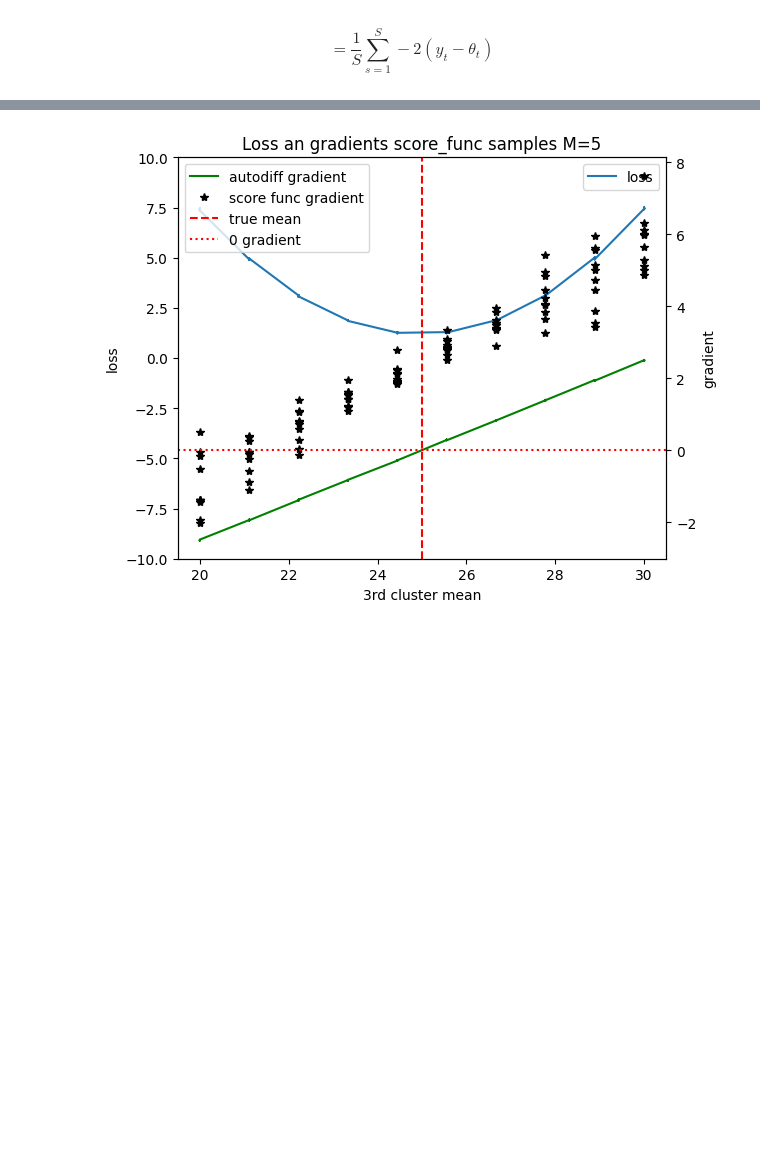
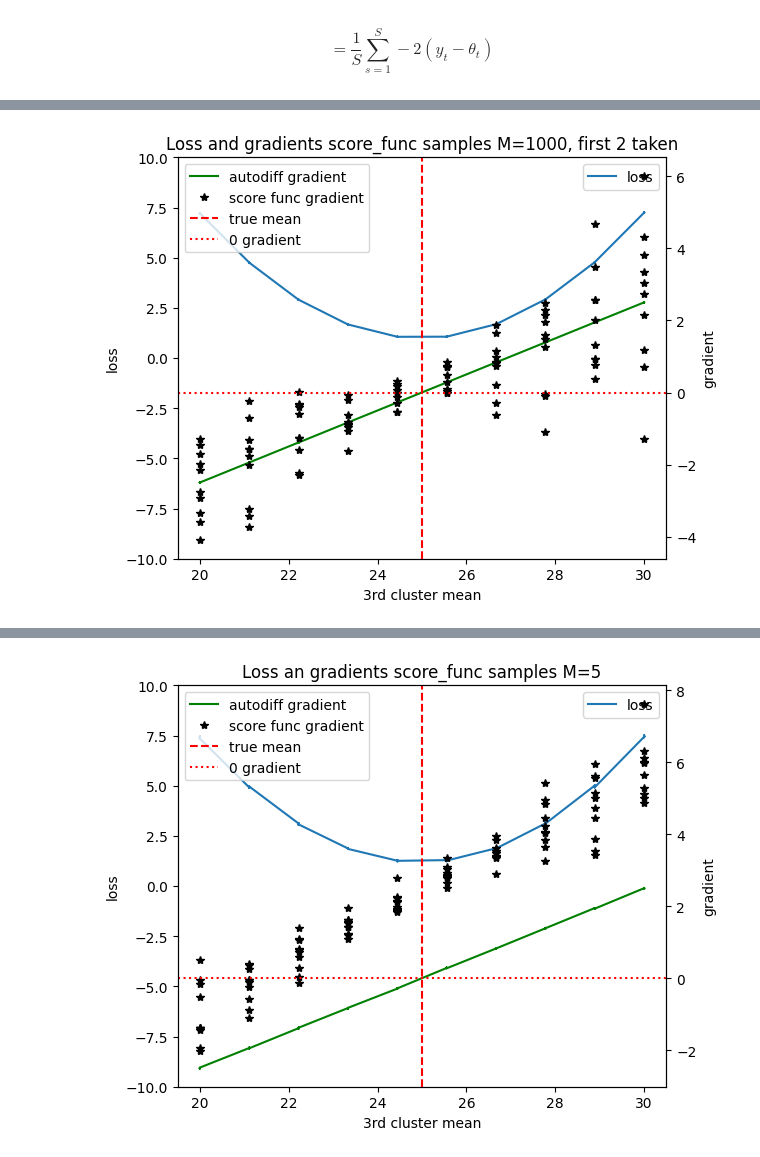
Before and after one commit to kheuton/prob_diff_topk, a Jupyter notebook: LookAtSamples.ipynb, the cells around one changed output, grey strips where cells are left out. Drawn from its saved outputs; the diff is of its cells as text; code cells hidden in the pictures; blank space fills up the shorter version.

Commit message:
Debugging gradients

```diff
--- a/LookAtSamples.ipynb
+++ b/LookAtSamples.ipynb
@@ -217,10 +217,10 @@ array([[  6.4703164 ,   3.0037193 , -12.423985  ,  12.632436  ],
       dtype=float32)>
 # %%
 
-M=1000
+M=2
 model.trainable_variables[1].assign([5,15,20,35])
 
-analytical_grads, autodiff_grads, losses, param_vals = [], [], [], []
+analytical_grads, autodiff_grads, losses, param_vals,big_analytical = [], [], [], [], []
 
 
 for param_value in np.linspace(20, 30, 10, dtype=np.float32):
@@ -237,7 +237,8 @@ for param_value in np.linspace(20, 30, 10, dtype=np.float32):
             sample_y_MTS = model_distributions.sample(M)
             stopped_samples_MTS = tf.stop_gradient(sample_y_MTS)
             sample_log_probs_MTS = model_distributions.log_prob(stopped_samples_MTS)
-            grad_theta_wrt_phi_TS = tf.reduce_mean((sample_y_MTS - model.trainable_variables[1])*sample_y_MTS, axis=0)
+            grad_theta_wrt_phi_MTS = (sample_y_MTS - model.trainable_variables[1])*sample_y_MTS
+            grad_theta_wrt_phi_TS = tf.reduce_mean(grad_theta_wrt_phi_MTS, axis=0)
 
             sample_actions_MTS = tf.identity(sample_y_MTS)
             expected_actions_TS = tf.reduce_mean(sample_actions_MTS, axis=0)
@@ -245,11 +246,13 @@ for param_value in np.linspace(20, 30, 10, dtype=np.float32):
             loss = tf.reduce_mean(loss_T)
             grad_L_wrt_theta_TS = -2.0/S*(y_TS-expected_actions_TS)
 
+        analytical_gradient_MTS = grad_theta_wrt_phi_MTS*tf.expand_dims(grad_L_wrt_theta_TS,axis=0)
         analytical_gradient_TS = grad_theta_wrt_phi_TS*grad_L_wrt_theta_TS
         master_gradient = master_tape.gradient(loss_T, model.trainable_weights)
         autodiff_grads.append(master_gradient[1][2])
         losses.append(loss)
         analytical_grads.append(tf.reduce_mean(analytical_gradient_TS, axis=0)[2])
+        big_analytical.append(analytical_gradient_MTS)
         param_vals.append(param_value)
     end = time.time()
     elapsed = end - start
@@ -278,3 +281,35 @@ Elapsed time 1.0112807750701904
+# %%
+def plot_big_results(analytical_grads_MTS, autodiff_grads, losses, param_vals, T, num_rows=2):
+    analytical_grads = [tf.reduce_mean(tf.reduce_mean(grad_MTS[:num_rows,:,:], axis=0), axis=0) [2] for grad_MTS in analytical_grads_MTS]
+
+    # plot with 2 different scales, 1 y axis for each graph:
+    fig, ax1 = plt.subplots()
+
+    # Plot the first line on ax1
+    ax1.set_xlabel('3rd cluster mean')
+    ax1.set_ylabel('loss')
+    ax1.plot(param_vals, losses, label='loss')
+    ax1.tick_params(axis='y')
+    ax1.set_ylim([-10, 10])
+    plt.legend()
+    # Create ax2, which shares the same x-axis as ax1
+    ax2 = ax1.twinx()
+    ax2.set_ylabel('gradient')
+    # divide by 1000 because autodiff is summing over samples
+    ax2.plot(param_vals, [mag/T for mag in autodiff_grads], 'g-', label='autodiff gradient')
+    ax2.plot(param_vals, analytical_grads,'k*',label='score func gradient', )
+    ax2.tick_params(axis='y')
+    #ax2.set_ylim([-10,10])
+
+    #ax2.set_ylim([-1000, 1000])
+    #plot vertical line at x=25
+    plt.axvline(x=25, color='r', linestyle='--', label='true mean')
+    plt.axhline(y=0, color='r', linestyle=':', label='0 gradient')
+    fig.tight_layout()
+    plt.legend().
+
+    plt.title(f'Loss and gradients score_func samples M={M}, first {num_rows} taken')
+    plt.show()
 # %%
 def plot_results(analytical_grads, autodiff_grads, losses, param_vals, T):
     # plot with 2 different scales, 1 y axis for each graph:
@@ -307 +342,5 @@ def plot_results(analytical_grads, autodiff_grads, losses, param_vals, T):
     plt.show()
+# %%
+plot_big_results(big_analytical, autodiff_grads, losses, param_vals, T)
+# %% [output]
+[figure, added]
```
Also changed, not shown: parts of 9 cells of this notebook, 1 other file.
